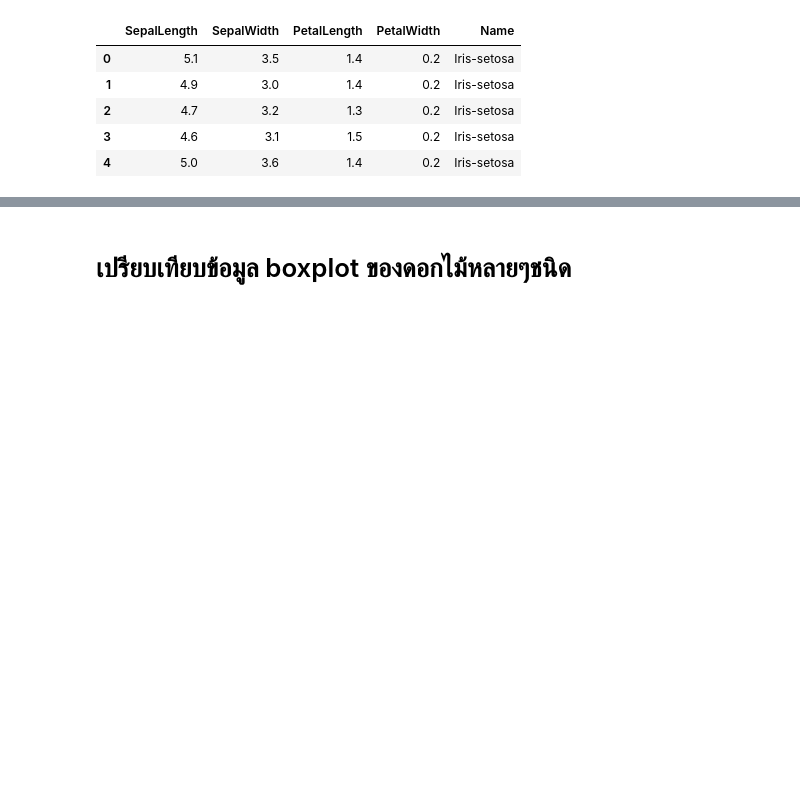
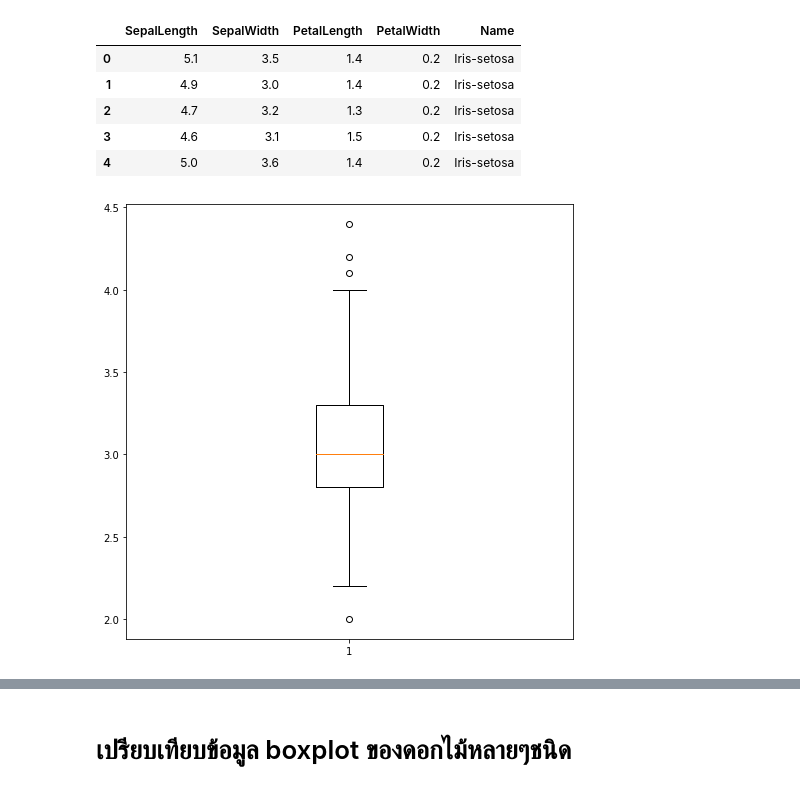
Before and after one commit to Suchirapon/data_viz, a Jupyter notebook: Visualize_Data_Distribution(02).ipynb, the cells around one changed output, grey strips where cells are left out. Cells and saved outputs as stored; diff of their text form; code cells hidden in the pictures; blank space fills up the shorter version.

```diff
--- a/Visualize_Data_Distribution(02).ipynb
+++ b/Visualize_Data_Distribution(02).ipynb
@@ -385,3 +293,7 @@ df.head()
 | 2 | 4.7 | 3.2 | 1.3 | 0.2 | Iris-setosa |
 | 3 | 4.6 | 3.1 | 1.5 | 0.2 | Iris-setosa |
 | 4 | 5.0 | 3.6 | 1.4 | 0.2 | Iris-setosa |
+# %%
+O = plt.boxplot(df['SepalWidth'])
+# %% [output]
+[figure, added]
```
Also changed, not shown: parts of 31 cells of this notebook.
